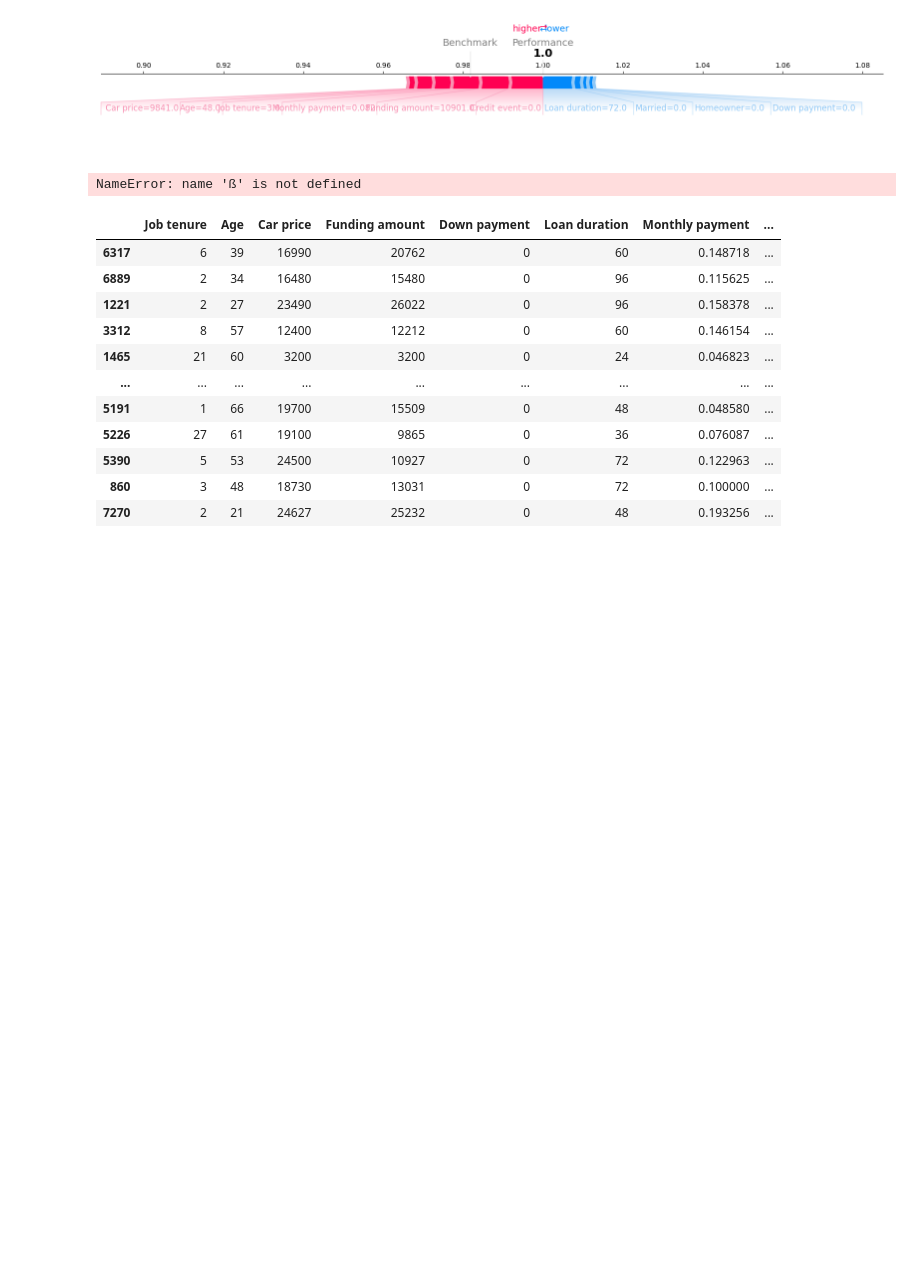
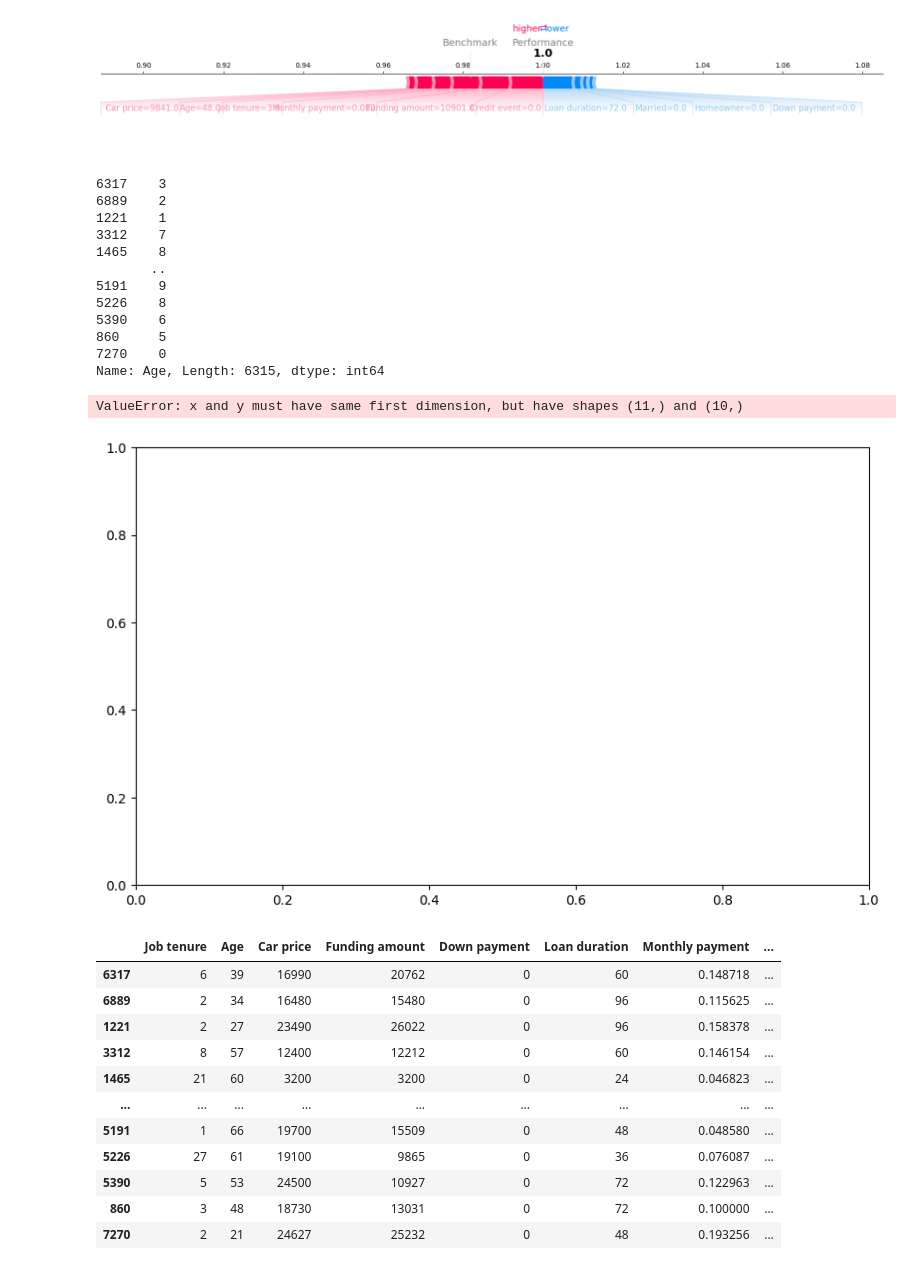
Before and after one commit to julescrevola/interpret_fair, a Jupyter notebook: notebooks/own_model.ipynb, the cells around one changed output. Drawn from its saved outputs; the diff is of its cells as text; code cells hidden in the pictures; blank space fills up the shorter version.

```diff
--- a/notebooks/own_model.ipynb
+++ b/notebooks/own_model.ipynb
@@ -168,10 +171,23 @@ Performance Metrics:  0.787
 # %%
 from src.statistical_parity_test import draw_fpdp
 
-draw_fpdp(variable_to_test=X_train["Homeowner"],
+draw_fpdp(variable_to_test=X_train["Age"],
           outcome=y_train)
 # %% [output]
-NameError: name 'ß' is not defined
+6317    3
+6889    2
+1221    1
+3312    7
+1465    8
+       ..
+5191    9
+5226    8
+5390    6
+860     5
+7270    0
+Name: Age, Length: 6315, dtype: int64
+ValueError: x and y must have same first dimension, but have shapes (11,) and (10,)
+[figure, added]
 # %%
 X_train
 # %% [output]
```
Also changed, not shown: parts of 1 cell of this notebook, 2 other files.
